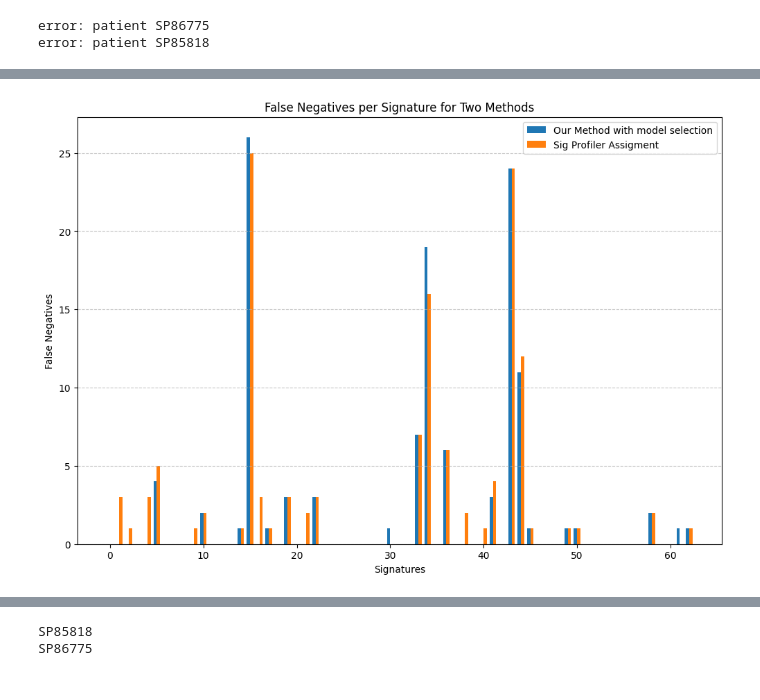
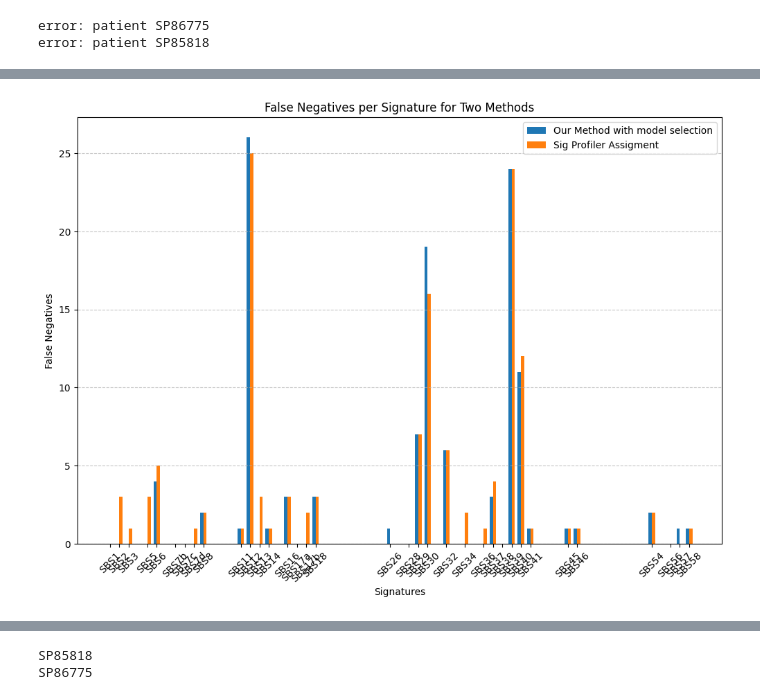
Before and after one commit to marcin119a/data_comparation, a Jupyter notebook: interpretation.ipynb, the cells around one changed output, grey strips where cells are left out. Drawn from its saved outputs; the diff is of its cells as text; code cells hidden in the pictures.

Commit message:
signal experiments

```diff
--- a/interpretation.ipynb
+++ b/interpretation.ipynb
@@ -33,3 +33,7 @@ experiment_sig_profiler_df.head()
 | 2 | 0.158231 | 4 | SP95550 | Uterus-AdenoCA |
 | 3 | 0.099239 | 16 | SP95550 | Uterus-AdenoCA |
 | 4 | 0.586393 | 44 | SP95550 | Uterus-AdenoCA |
+# %%
+experiment_signal_df = pd.read_csv('experiment_signal.csv', index_col=0)
+experiment_signal_df.columns = ['findSigExposures',	'best_columns',	'Sample Names',	'Cancer Types']
+experiment_signal_df.head()
@@ -201,3 +215,3 @@ combined_df
 # %%
-combined_df = pd.merge(grouped_fn_our, grouped_fn_sig_profile, left_on='signature_false_negatives_our', right_on='signature_false_negatives_sig_profile', how='outer').fillna(0)
-combined_df
+combined_df_fn = pd.merge(grouped_fn_our, grouped_fn_sig_profile, left_on='signature_false_negatives_our', right_on='signature_false_negatives_sig_profile', how='outer').fillna(0)
+combined_df_fn = pd.merge(combined_df_fn, grouped_fn_signal, left_on='signature_false_negatives_our', right_on='signature_false_negatives_signal', how='outer').fillna(0)
@@ -222,19 +218,47 @@ combined_df
+# %%
+indexes = ['SBS1', 'SBS2', 'SBS3', 'SBS4', 'SBS5', 'SBS6', 'SBS7a', 'SBS7b',
+           'SBS7c', 'SBS7d', 'SBS8', 'SBS9', 'SBS10a', 'SBS10b', 'SBS11', 'SBS12',
+           'SBS13', 'SBS14', 'SBS15', 'SBS16', 'SBS17a', 'SBS17b', 'SBS18',
+           'SBS19', 'SBS20', 'SBS21', 'SBS22', 'SBS23', 'SBS24', 'SBS25', 'SBS26',
+           'SBS27', 'SBS28', 'SBS29', 'SBS30', 'SBS31', 'SBS32', 'SBS33', 'SBS34',
+           'SBS35', 'SBS36', 'SBS37', 'SBS38', 'SBS39', 'SBS40', 'SBS41', 'SBS42',
+           'SBS43', 'SBS44', 'SBS45', 'SBS46', 'SBS47', 'SBS48', 'SBS49', 'SBS50',
+           'SBS51', 'SBS52', 'SBS53', 'SBS54', 'SBS55', 'SBS56', 'SBS57', 'SBS58',
+           'SBS59', 'SBS60', 'SBS84', 'SBS85']
+
+
+mapping = {index: name for index, name in enumerate(indexes)}
 # %%
-combined_df_fn = pd.merge(grouped_fn_our, grouped_fn_sig_profile, left_on='signature_false_negatives_our', right_on='signature_false_negatives_sig_profile', how='outer').fillna(0)
+import matplotlib.pyplot as plt
+
+# Twoje wcześniejsze ustawienia i dane
 fig, ax = plt.subplots(figsize=(12, 8))
-
 bar_width = 0.35
 
-
+# Rysowanie wykresów słupkowych
 bar1 = ax.bar(combined_df_fn['signature_false_negatives_our'] - bar_width/2, combined_df_fn['Count_x'], bar_width, label='Our Method with model selection')
 bar2 = ax.bar(combined_df_fn['signature_false_negatives_sig_profile'] + bar_width/2, combined_df_fn['Count_y'], bar_width, label='Sig Profiler Assigment')
+#bar3 = ax.bar(combined_df_fn['signature_false_negatives_signal'] + bar_width/2, combined_df_fn['Count'], bar_width, label='Signal')
 
+# Ustawienia etykiet i tytułu
 ax.set_xlabel('Signatures')
 ax.set_ylabel('False Negatives')
 ax.set_title('False Negatives per Signature for Two Methods')
 ax.legend()
 
+# Wybieramy, które etykiety mają być wyświetlane
+# Na przykład, wyświetlamy etykietę co piąty słupek
+labs = set(combined_df_fn['signature_false_negatives_our']).union(set(combined_df_fn['signature_false_negatives_signal'])).union(set(combined_df_fn['signature_false_negatives_sig_profile']))
+xticks = list(labs)
+xticklabels = [mapping[i] for i in xticks]
+
+# Przypisywanie wybranych etykiet do osi X
+ax.set_xticks(xticks)
+ax.set_xticklabels(xticklabels,  rotation=45)
+
+
+# Dodanie siatki i wyświetlenie wykresu
 plt.grid(axis='y', linestyle='--', alpha=0.7)
 plt.show()
 # %% [output]
-[figure, old version]
+[figure, new version]
```
Also changed, not shown: parts of 36 cells of this notebook, 2 other files.
